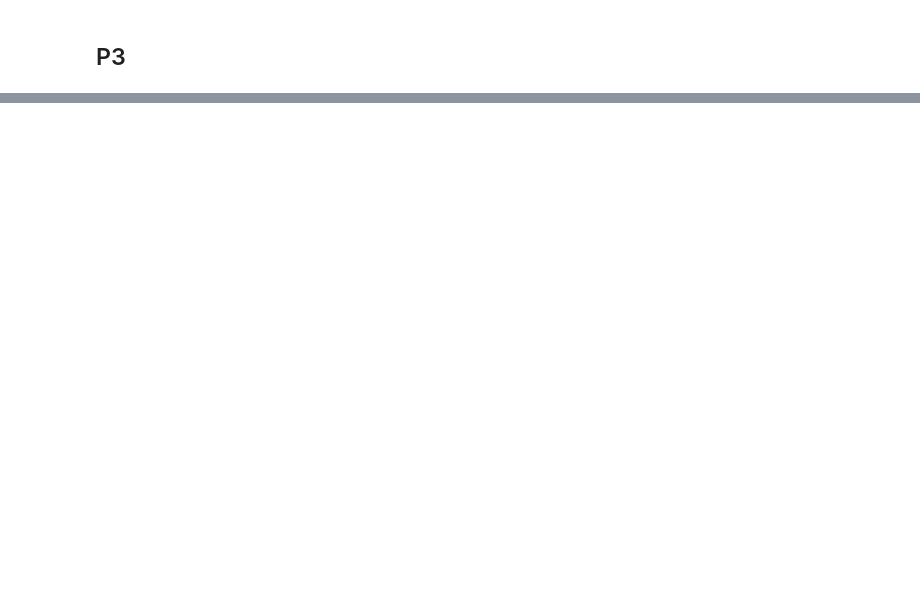
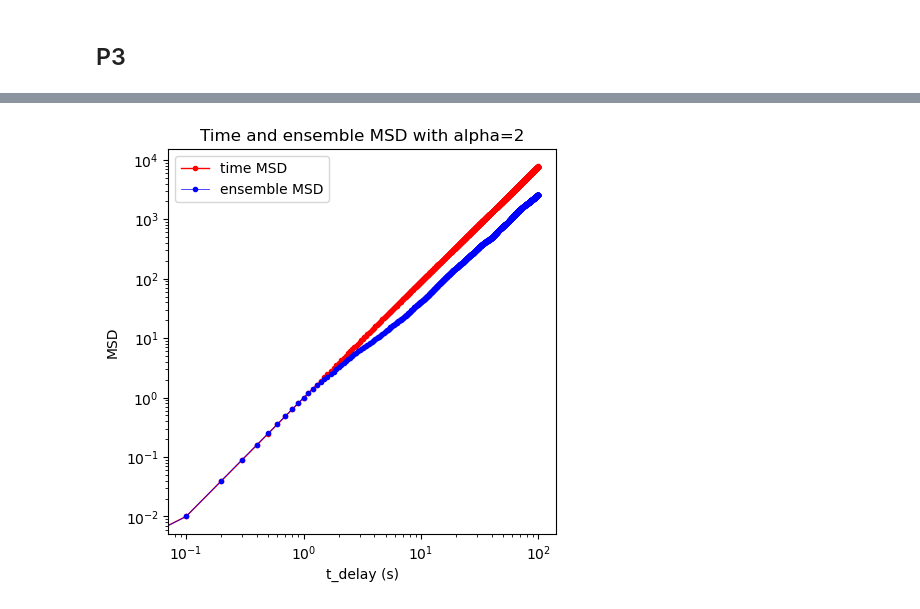
Before and after one commit to EricBlohm1/Simulation-of-complex-systems-FFR120, a Jupyter notebook: Assignments/HW2/exercise2/exercise2.ipynb, the cells around one changed output, grey strips where cells are left out. Saved outputs shown, nothing was run; the diff lists cells and outputs as text; code cells hidden in the pictures; blank space fills up the shorter version.

```diff
--- a/Assignments/HW2/exercise2/exercise2.ipynb
+++ b/Assignments/HW2/exercise2/exercise2.ipynb
@@ -156,0 +197,11 @@ def eMSD_1d(x):
+# %%
+t_tot = 10000
+N = 10000
+dt = 0.1
+v = 1
+
+t_t = np.arange(int(np.ceil(t_tot / dt))) * dt
+N_steps_t = np.size(t_t)
+
+x_t, t_sum= lw_1D(t_tot, alpha, v)
+x_t = regularize(x_t, t_sum, t_t)
@@ -156,0 +210,36 @@ def eMSD_1d(x):
+# %%
+t_tot = 100
+N = 100
+dt = 0.1
+
+# Regular sampling with dt.
+t_e = np.arange(int(np.ceil(t_tot / dt))) * dt
+N_steps_e = np.size(t_e)
+
+N_traj = 100
+
+x_e = np.zeros([N_traj, N_steps_e])
+
+for i in range(N_traj):
+    x, t_sum = lw_1D(t_tot, alpha, v)
+    x_r = regularize(x,t_sum, t_e)
+    x_e[i, :] = x_r
+# %%
+# Calculate eMSD
+emsd = eMSD_1d(x_e)  # eMSD from ensemble trajectories.
+
+# Calculate tMSD
+tmsd = tMSD_1d(x_t, N_steps_e)  # tMSD from long trajectory.
+# %%
+plt.figure(figsize=(5,5))
+plt.loglog(t_e, tmsd, '.-', color='r', linewidth=1,
+         label='time MSD')
+plt.loglog(t_e, emsd, '.-', color='b', linewidth=0.5,
+         label='ensemble MSD')
+plt.title(f"Time and ensemble MSD with alpha={alpha}")
+plt.legend()
+plt.xlabel('t_delay (s)')
+plt.ylabel('MSD')
+plt.show()
+# %% [output]
+[figure, added]
```
Also changed, not shown: parts of 13 cells of this notebook.
